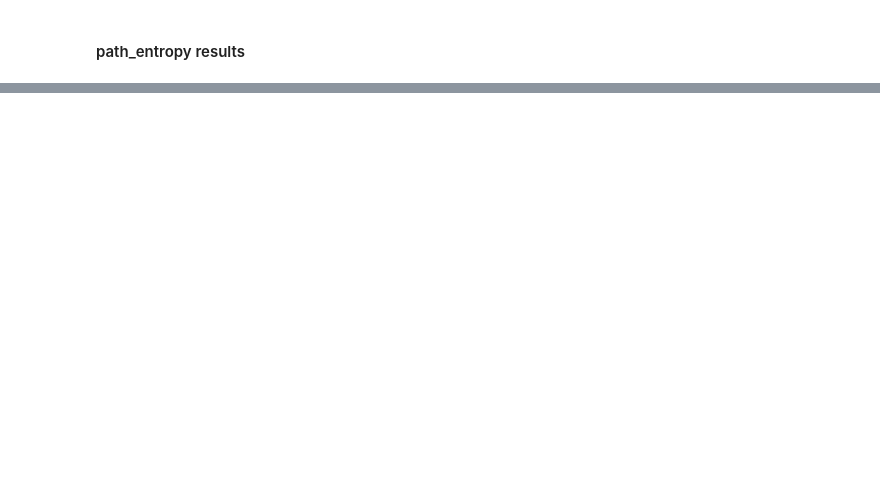
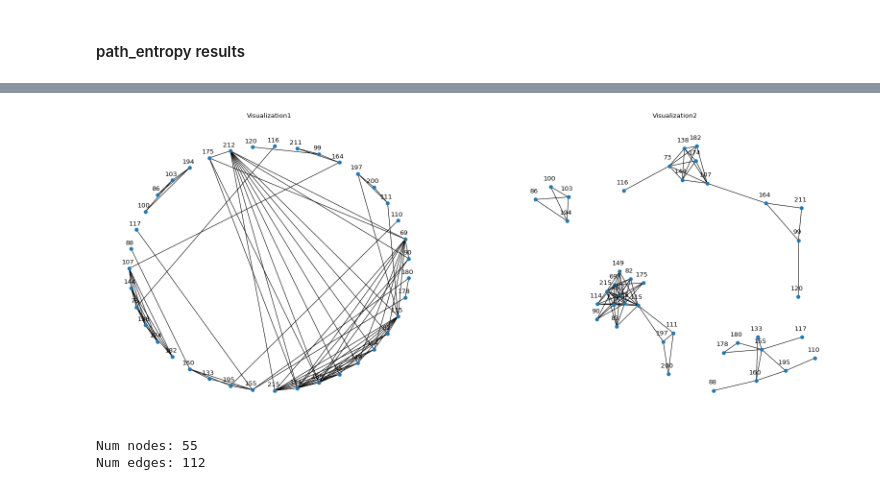
Before and after one commit to CristianCosci/ComplexNetworkAnalysis, a Jupyter notebook: social_network_analysis.ipynb, the cells around one changed output, grey strips where cells are left out. Cells and saved outputs as stored; diff of their text form; code cells hidden in the pictures; blank space fills up the shorter version.

Commit message:
ground truth validation start
Iniziato test di verifica con ground truth

```diff
--- a/social_network_analysis.ipynb
+++ b/social_network_analysis.ipynb
@@ -248,0 +251,2 @@ plot_network(G_new)
+# %%
+df = pd.read_csv("data/anonymous_data_ground_truth.csv")
@@ -248,0 +262,12 @@ plot_network(G_new)
+# %%
+G_ground_truth = nx.Graph()
+columns = ['pranzo', 'studiare', 'fuori']
+for feature in columns:
+  for index, utente in df[['ID', feature]].iterrows():
+    # G_ground_truth.add_node(utente[0]) # add also singleton
+    if pd.isna(utente[1]):
+      continue
+    link = utente[1].split(' ')
+    for txt in link:
+      if txt.isnumeric():
+        G_ground_truth.add_edge(utente[0], int(txt))
@@ -248,0 +306,14 @@ plot_network(G_new)
+# %%
+plot_network(G_ground_truth)
+# %% [output]
+[figure, added]
+# %%
+for edge in list(G.edges()):
+    if edge not in list(G_ground_truth.edges()):
+        G_ground_truth.add_edge(edge[0], edge[1])
+
+print(f'Num nodes: {len(list(G_ground_truth.nodes))}')
+print(f'Num edges: {len(list(G_ground_truth.edges))}')
+# %% [output]
+Num nodes: 55
+Num edges: 112
```
Also changed, not shown: parts of 14 cells of this notebook, 1 other file.
